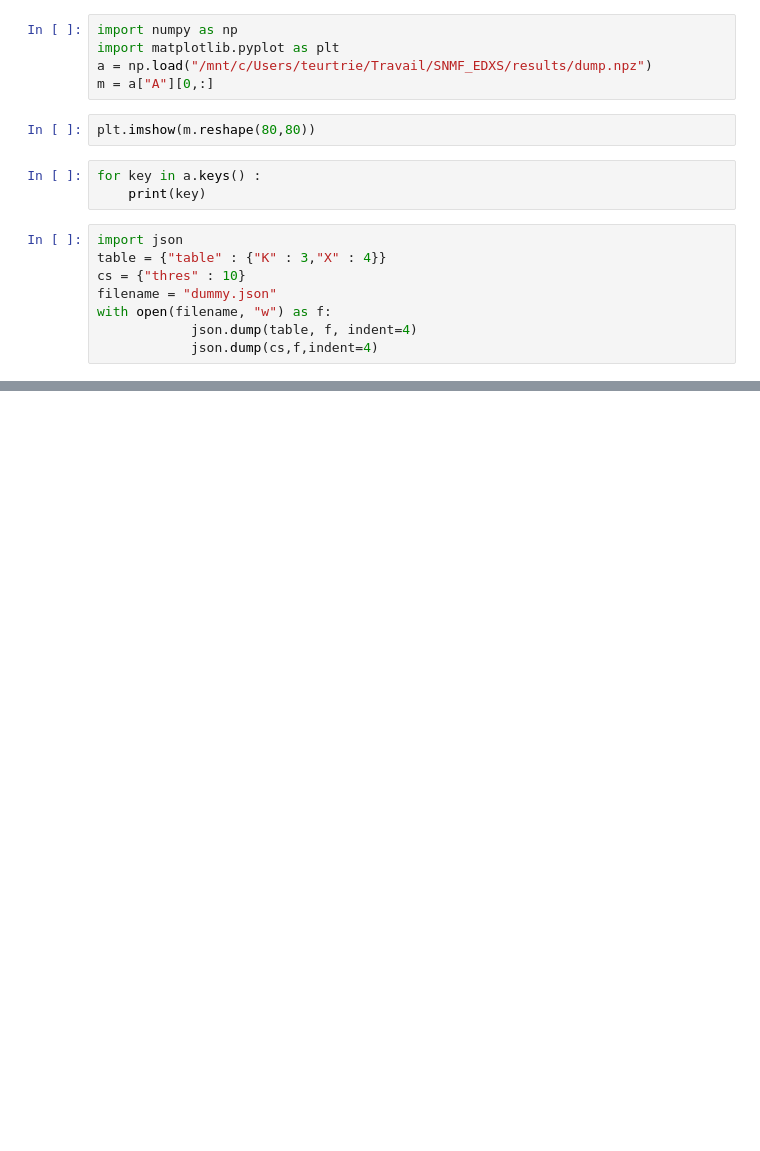
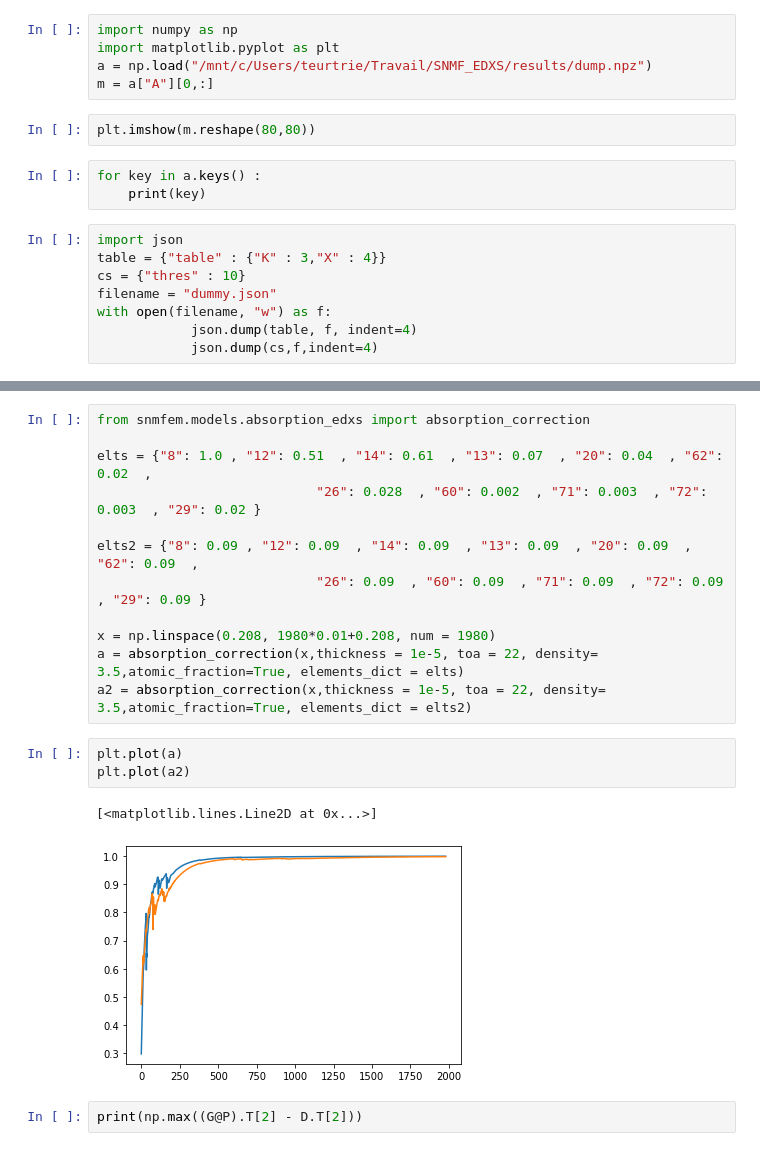
Before and after one commit to adriente/espm, a Jupyter notebook: notebooks/old/AT_testing.ipynb, the cells around one changed output, grey strips where cells are left out. Drawn from its saved outputs; the diff is of its cells as text; blank space fills up the shorter version.

```diff
--- a/notebooks/old/AT_testing.ipynb
+++ b/notebooks/old/AT_testing.ipynb
@@ -280,0 +384,20 @@ with open(filename, "w") as f:
+# %%
+from snmfem.models.absorption_edxs import absorption_correction
+
+elts = {"8": 1.0 , "12": 0.51  , "14": 0.61  , "13": 0.07  , "20": 0.04  , "62": 0.02  ,
+                            "26": 0.028  , "60": 0.002  , "71": 0.003  , "72": 0.003  , "29": 0.02 }
+
+elts2 = {"8": 0.09 , "12": 0.09  , "14": 0.09  , "13": 0.09  , "20": 0.09  , "62": 0.09  ,
+                            "26": 0.09  , "60": 0.09  , "71": 0.09  , "72": 0.09  , "29": 0.09 }
+
+x = np.linspace(0.208, 1980*0.01+0.208, num = 1980)
+a = absorption_correction(x,thickness = 1e-5, toa = 22, density= 3.5,atomic_fraction=True, elements_dict = elts)
+a2 = absorption_correction(x,thickness = 1e-5, toa = 22, density= 3.5,atomic_fraction=True, elements_dict = elts2)
+# %%
+plt.plot(a)
+plt.plot(a2)
+# %% [output]
+[<matplotlib.lines.Line2D at 0x...>]
+[figure, added]
+# %%
+print(np.max((G@P).T[2] - D.T[2]))
```
Also changed, not shown: parts of 3 cells of this notebook, 11 other files.
